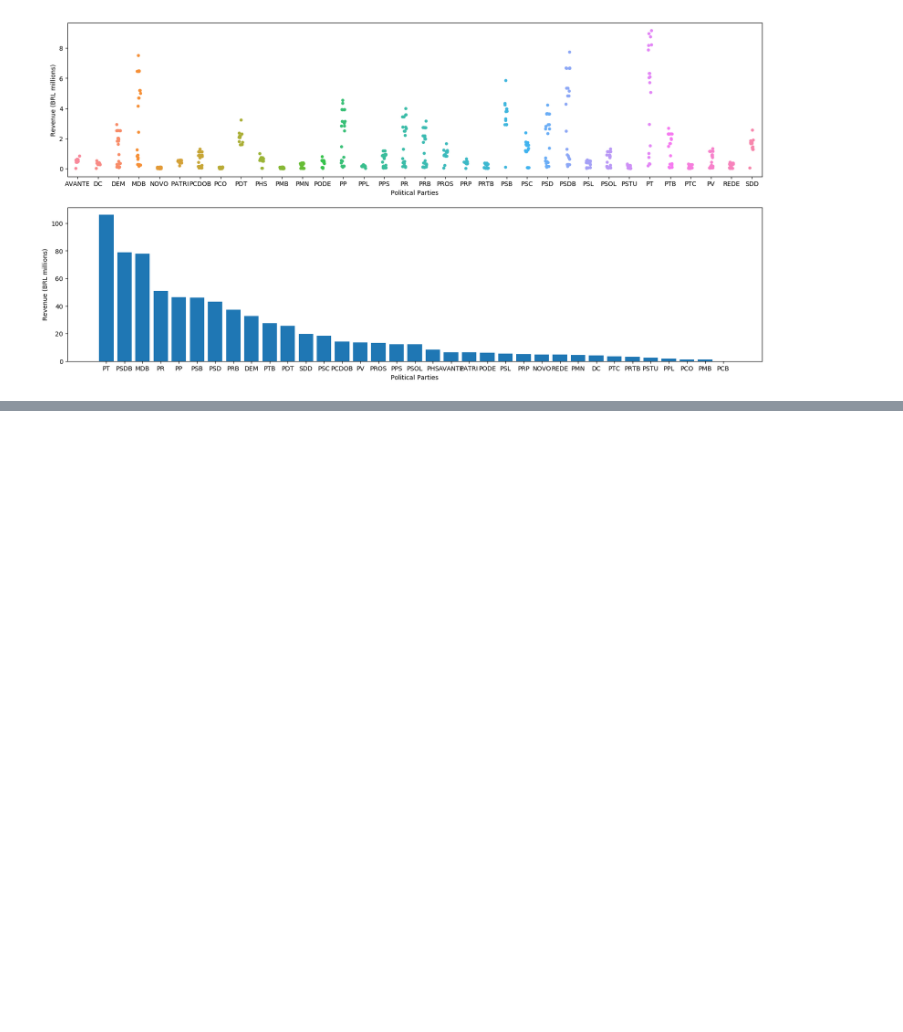
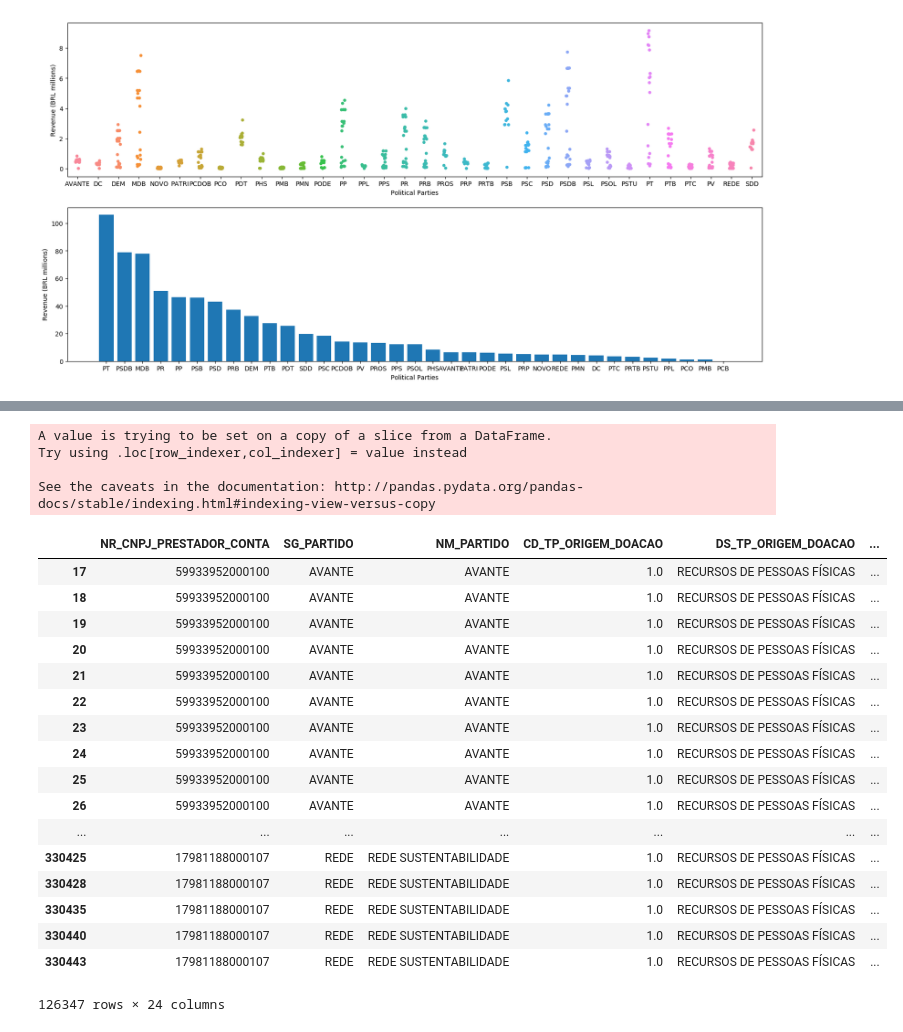
Before and after one commit to aiquis/political-parties-revenue, a Jupyter notebook: Political Parties Funding - Exploratory Analysis.ipynb, the cells around one changed output, grey strips where cells are left out. Saved outputs shown, nothing was run; the diff lists cells and outputs as text; code cells hidden in the pictures; blank space fills up the shorter version.

```diff
--- a/Political Parties Funding - Exploratory Analysis.ipynb
+++ b/Political Parties Funding - Exploratory Analysis.ipynb
@@ -556,0 +745,50 @@ As discussed in this analysis so far, we saw that most of the revenue of Brazili
+# %%
+# Creating a DataFrame with unique names of companies associates
+socios_br_df = pd.read_csv('socios.csv', usecols=['nome_socio'])
+socios_br_df_unique = pd.DataFrame(socios_br_df.nome_socio.unique(), columns=['nome_socio'])
+socios_br_df_unique.set_index('nome_socio', inplace=True)
+
+
+def is_partner(df_doadores, df_socios):
+    # This function receives a df of donators and of companies associates and checks
+    # whether a donator is partner in a brazilian company
+    # The return of the function is a df with a column indicating if the donator is partner in any company
+    partnership_status = []
+    for index, person in df_doadores.iterrows():
+        # We do not have documents number, so, the unique way to compare the datasets is using the name of the donator
+        nm_doador = person['NM_DOADOR']
+        if nm_doador in df_socios.index:
+            partnership_status.append(1)
+
+        else:
+            partnership_status.append(0)
+    df_doadores['SOCIO_EMPRESA'] = partnership_status
+    return df_doadores
+
+doacoes_pf = is_partner(doacoes_pf, socios_br_df_unique)
+# %% [output]
+A value is trying to be set on a copy of a slice from a DataFrame.
+Try using .loc[row_indexer,col_indexer] = value instead
+
+See the caveats in the documentation: http://pandas.pydata.org/pandas-docs/stable/indexing.html#indexing-view-versus-copy
+# %%
+doacoes_pf[doacoes_pf['SOCIO_EMPRESA'] == 1]
+# %% [output]
+|  | NR_CNPJ_PRESTADOR_CONTA | SG_PARTIDO | NM_PARTIDO | CD_TP_ORIGEM_DOACAO | DS_TP_ORIGEM_DOACAO | ... |
+| 17 | 59933952000100 | AVANTE | AVANTE | 1.0 | RECURSOS DE PESSOAS FÍSICAS | ... |
+| 18 | 59933952000100 | AVANTE | AVANTE | 1.0 | RECURSOS DE PESSOAS FÍSICAS | ... |
+| 19 | 59933952000100 | AVANTE | AVANTE | 1.0 | RECURSOS DE PESSOAS FÍSICAS | ... |
+| 20 | 59933952000100 | AVANTE | AVANTE | 1.0 | RECURSOS DE PESSOAS FÍSICAS | ... |
+| 21 | 59933952000100 | AVANTE | AVANTE | 1.0 | RECURSOS DE PESSOAS FÍSICAS | ... |
+| 22 | 59933952000100 | AVANTE | AVANTE | 1.0 | RECURSOS DE PESSOAS FÍSICAS | ... |
+| 23 | 59933952000100 | AVANTE | AVANTE | 1.0 | RECURSOS DE PESSOAS FÍSICAS | ... |
+| 24 | 59933952000100 | AVANTE | AVANTE | 1.0 | RECURSOS DE PESSOAS FÍSICAS | ... |
+| 25 | 59933952000100 | AVANTE | AVANTE | 1.0 | RECURSOS DE PESSOAS FÍSICAS | ... |
+| 26 | 59933952000100 | AVANTE | AVANTE | 1.0 | RECURSOS DE PESSOAS FÍSICAS | ... |
+| ... | ... | ... | ... | ... | ... | ... |
+| 330425 | 17981188000107 | REDE | REDE SUSTENTABILIDADE | 1.0 | RECURSOS DE PESSOAS FÍSICAS | ... |
+| 330428 | 17981188000107 | REDE | REDE SUSTENTABILIDADE | 1.0 | RECURSOS DE PESSOAS FÍSICAS | ... |
+| 330435 | 17981188000107 | REDE | REDE SUSTENTABILIDADE | 1.0 | RECURSOS DE PESSOAS FÍSICAS | ... |
+| 330440 | 17981188000107 | REDE | REDE SUSTENTABILIDADE | 1.0 | RECURSOS DE PESSOAS FÍSICAS | ... |
+| 330443 | 17981188000107 | REDE | REDE SUSTENTABILIDADE | 1.0 | RECURSOS DE PESSOAS FÍSICAS | ... |
+126347 rows × 24 columns
```
Also changed, not shown: parts of 19 cells of this notebook.
